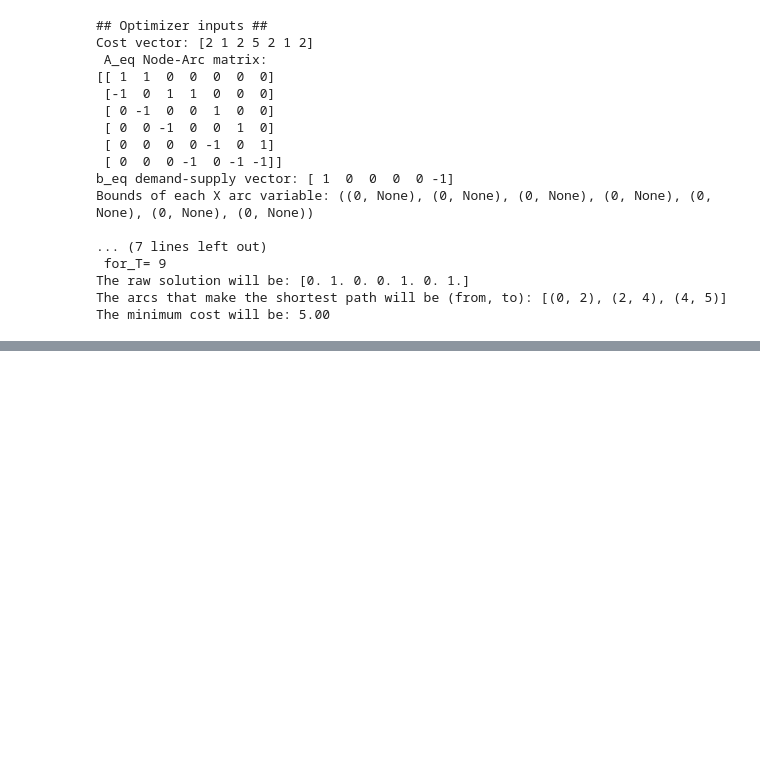
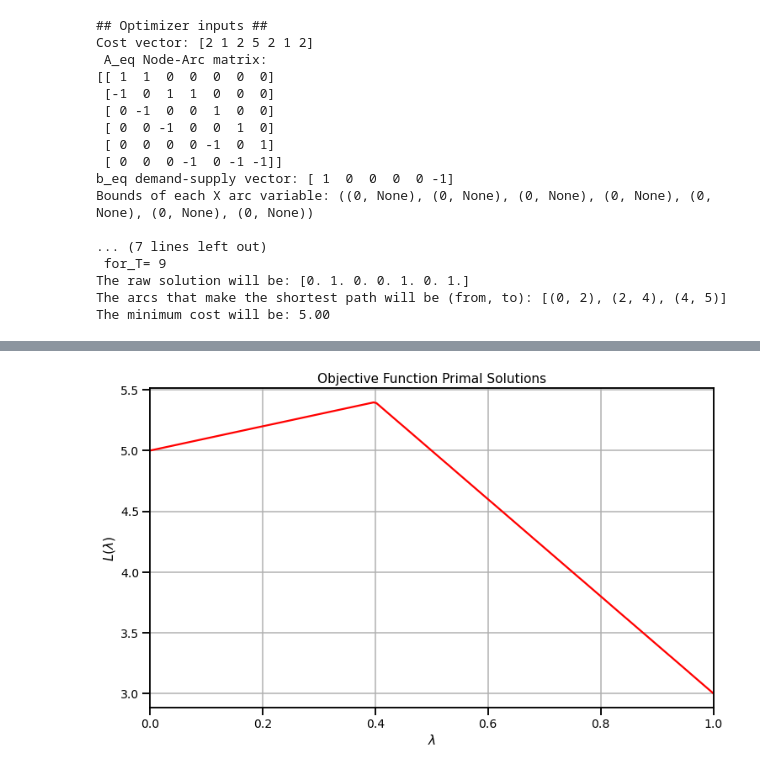
Before and after one commit to OS11-UTN/os11-assignments-osvady93, a Jupyter notebook: Ejercicios_Parte_Practica.ipynb, the cells around one changed output, grey strips where cells are left out. Cells and saved outputs as stored; diff of their text form; code cells hidden in the pictures; blank space fills up the shorter version.

Commit message:
Add files via upload
Ejercicios 10 y 11 .En el 11 tengo dudas en la solucion (creo que implemento los pasos del metodo ) pero luego no me sale los resultados esperados .

```diff
--- a/Ejercicios_Parte_Practica.ipynb
+++ b/Ejercicios_Parte_Practica.ipynb
@@ -627,9 +644,9 @@ A[0:6,:]=NA[0:6,:]
 Aeq=np.zeros((m,n))
 Aeq[6:m,:]=NA[6:m,:]
 
-C = np.array([100,100,200,200,150,150,150,150,200,200,100,100,
+C = np.array([100,100,  200,200   ,150,150,       150,150,   200,200    ,100,100,
 
-              100,100,200,200,150,150,150,150,200,200,100,100])
+              100,150 ,200,     200,150,100,      100,150 ,200,   200,150,100,])
 
 
 b_A = np.array([20,30,10,40,30,10,  0,0,0,0,  0,0,0,0,0,0])
@@ -666,6 +683,8 @@ max_flow = res.fun * -1
 print('## Results ## \n'
       'The maximum flow will be: %0.2f ' % ( max_flow))
 
+
+
 # GET THE SOLUTION:
 
 print('The raw solution will be: %s' % res.x)
@@ -755,0 +782,89 @@ The minimum cost will be: 5.00
+# %%
+# IMPORT THE DATA:
+NN = np.array([[0, 1, 1, 0, 0, 0],
+               [0, 0, 0, 1, 0, 1],
+               [0, 0, 0, 0, 1, 0],
+               [0, 0, 0, 0, 0, 1],
+               [0, 0, 0, 0, 0, 1],
+               [0, 0, 0, 0, 0, 0]])
+
+
+# DATA MANIPULATION:
+
+C = np.matrix([2,1,2,5,2,1,2])
+
+Aeq, arc_idxs = nn2na(NN)
+
+beq = np.array([1, 0, 0, 0, 0, -1])
+
+t=np.matrix([[3,1,3,1,3,3,5]])
+
+T=8
+
+lambda_=np.linspace(0,1,200)
+bounds = tuple([(0, None) for arcs in range(0, Aeq.shape[1])])
+
+
+Lagrange=[]
+for i in lambda_:
+
+    # OPTIMIZE:
+    C_monio=(C.T +i*t.T).T
+
+    res = linprog(C_monio, A_eq=Aeq, b_eq=beq, bounds=bounds,method="simplex")
+
+    Lagrange.append(res.fun - i*T)
+
+
+#GET THE SOLUTION:
+
+# OPTIMUM:
+lamda_optimum=lambda_[np.where(Lagrange==np.max(Lagrange))[0][0]]
+
+C_monio=(C.T +lamda_optimum *t.T).T
+
+res = linprog(C_monio, A_eq=Aeq, b_eq=beq, bounds=bounds,method="simplex")
+
+
+Lagrange_optimu =res.fun - lamda_optimum*T
+
+selarcs = get_selected_arcs(arc_idxs, res.x)
+
+
+
+
+
+print('## Results ## \n '
+       "\n T<= %s \n" % T)
+
+print('The raw solution will be: %s' % res.x)
+
+
+print('The arcs that make the shortest path will be (from, to): %s' % selarcs)
+
+
+print('The minimum cost will be: %0.2f  \n' % res.fun)
+
+print("The optimum lagrangian multipliers λ  is : %0.2f " % lamda_optimum)
+
+print("The optimum lagrangian L(λ)  is : %0.2f " % Lagrange_optimu)
+
+
+sns.set_context("talk", font_scale=0.85)
+
+plt.figure(figsize=(12, 7))
+
+plt.plot(lambda_,Lagrange,color="red")
+
+plt.grid()
+plt.title('Objective Function Primal Solutions')
+
+plt.ylabel('$L(\lambda )$')
+
+plt.xlabel('$ \lambda $')
+
+
+plt.xlim([0,1])
+
+plt.show()
+# %% [output]
@@ -755,0 +881 @@ The minimum cost will be: 5.00
+[figure, added]
```
Also changed, not shown: parts of 17 cells of this notebook.
